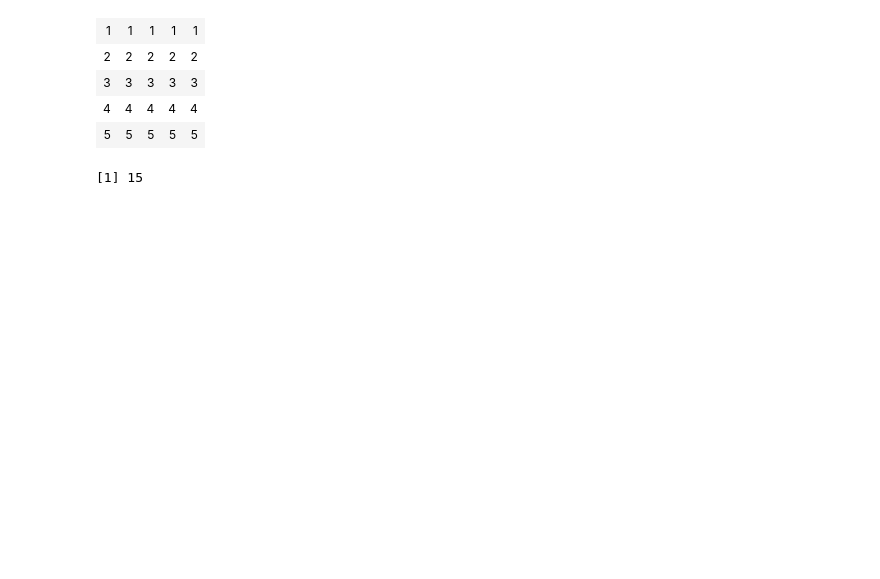
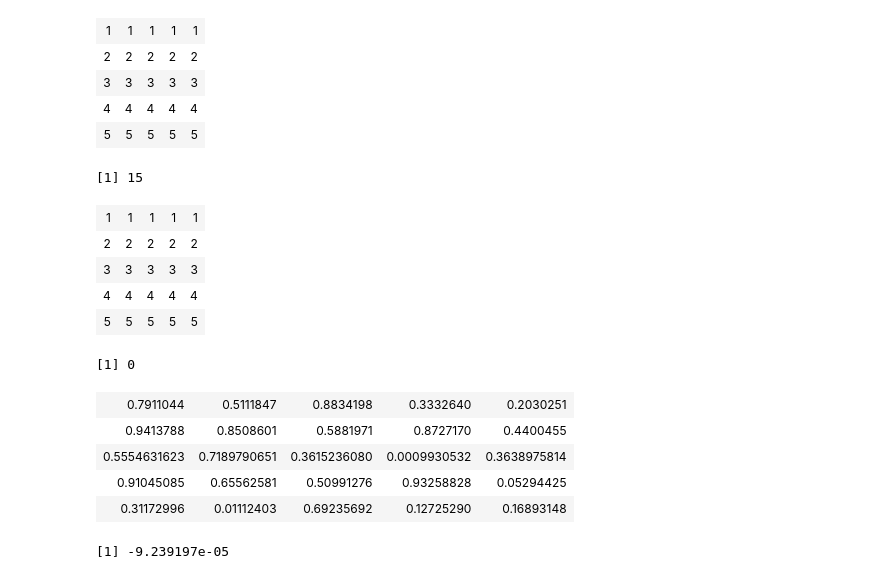
Before and after one commit to pbstark/Padova15, a Jupyter notebook: linAlg.ipynb, the cells around one changed output. Drawn from its saved outputs; the diff is of its cells as text; code cells hidden in the pictures; blank space fills up the shorter version.

```diff
--- a/linAlg.ipynb
+++ b/linAlg.ipynb
@@ -379,3 +704,26 @@ sum(diag(x))  # diag() extracts the diagonal of a matrix; sum() adds the element
 | 4 | 4 | 4 | 4 | 4 |
 | 5 | 5 | 5 | 5 | 5 |
 [1] 15
+# %%
+# Determinant
+A <- array(1:5,dim=c(5,5))
+A  # the rows and columns are multiples of each other, so A is singular (not invertible)
+det(A) # 0
+
+# The set of singular matrices has Lebesgue measure 0, so a random matrix is nonsingular with probability 1
+A <- array(runif(25), dim=c(5,5)) # 5 by 5 matrix with uniformly distributed elements
+A
+det(A)
+# %% [output]
+| 1 | 1 | 1 | 1 | 1 |
+| 2 | 2 | 2 | 2 | 2 |
+| 3 | 3 | 3 | 3 | 3 |
+| 4 | 4 | 4 | 4 | 4 |
+| 5 | 5 | 5 | 5 | 5 |
+[1] 0
+| 0.7911044 | 0.5111847 | 0.8834198 | 0.3332640 | 0.2030251 |
+| 0.9413788 | 0.8508601 | 0.5881971 | 0.8727170 | 0.4400455 |
+| 0.5554631623 | 0.7189790651 | 0.3615236080 | 0.0009930532 | 0.3638975814 |
+| 0.91045085 | 0.65562581 | 0.50991276 | 0.93258828 | 0.05294425 |
+| 0.31172996 | 0.01112403 | 0.69235692 | 0.12725290 | 0.16893148 |
+[1] -9.239197e-05
```
Also changed, not shown: parts of 31 cells of this notebook, 4 other files.
